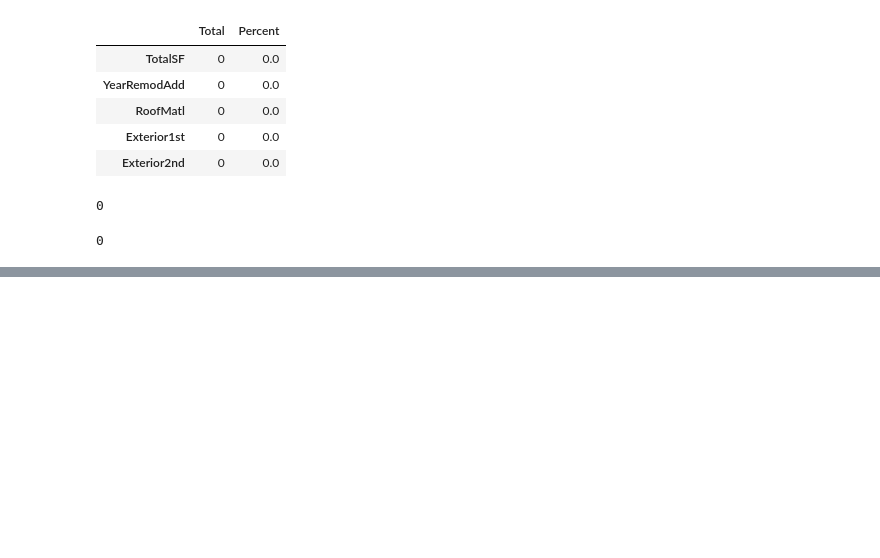
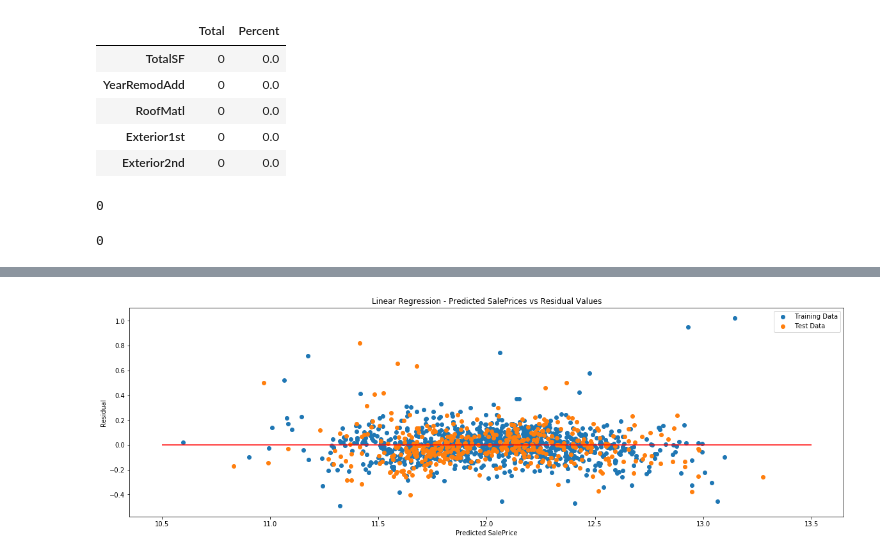
Before and after one commit to aihui/House-Price-Prediction, a Jupyter notebook: house_prices_prediction.ipynb, the cells around one changed output, grey strips where cells are left out. Cells and saved outputs as stored; diff of their text form; code cells hidden in the pictures; blank space fills up the shorter version.

```diff
--- a/house_prices_prediction.ipynb
+++ b/house_prices_prediction.ipynb
@@ -578,0 +699,13 @@ df_test.isnull().sum().sum()
+# %%
+# Plot the predicted saleprices vs the residual values
+plt.figure(figsize=(20,6))
+plt.scatter(y_pred_train, y_pred_train - y_train, label='Training Data')
+plt.scatter(y_pred_test, y_pred_test - y_test, label='Test Data')
+plt.title('Linear Regression - Predicted SalePrices vs Residual Values')
+plt.xlabel('Predicted SalePrice')
+plt.ylabel('Residual')
+plt.legend(loc='upper right')
+plt.hlines(y = 0, xmin = 10.5, xmax = 13.5, color = "red")
+plt.show()
+# %% [output]
+[figure, added]
```
Also changed, not shown: parts of 51 cells of this notebook.
